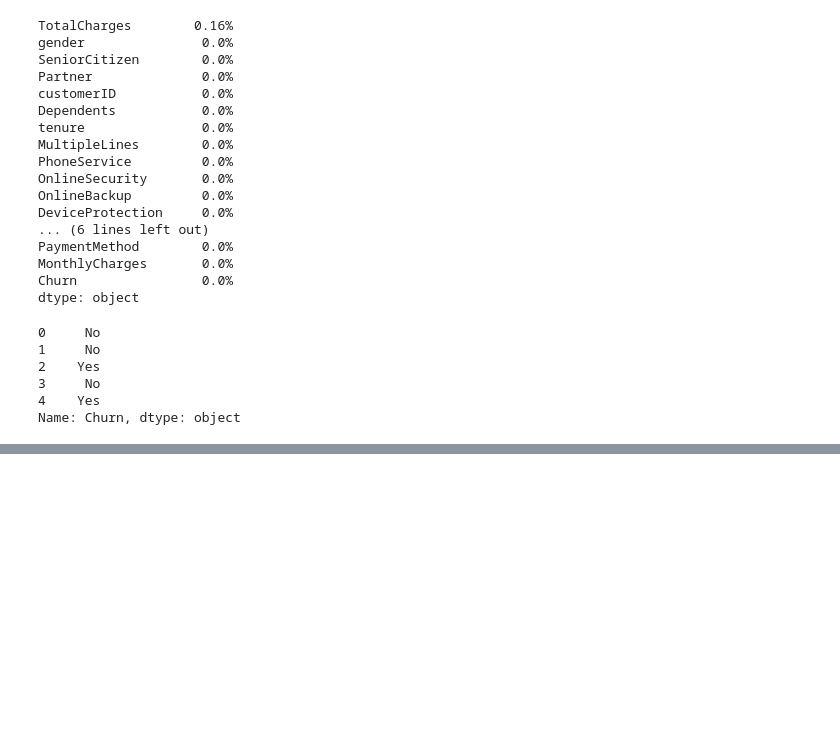
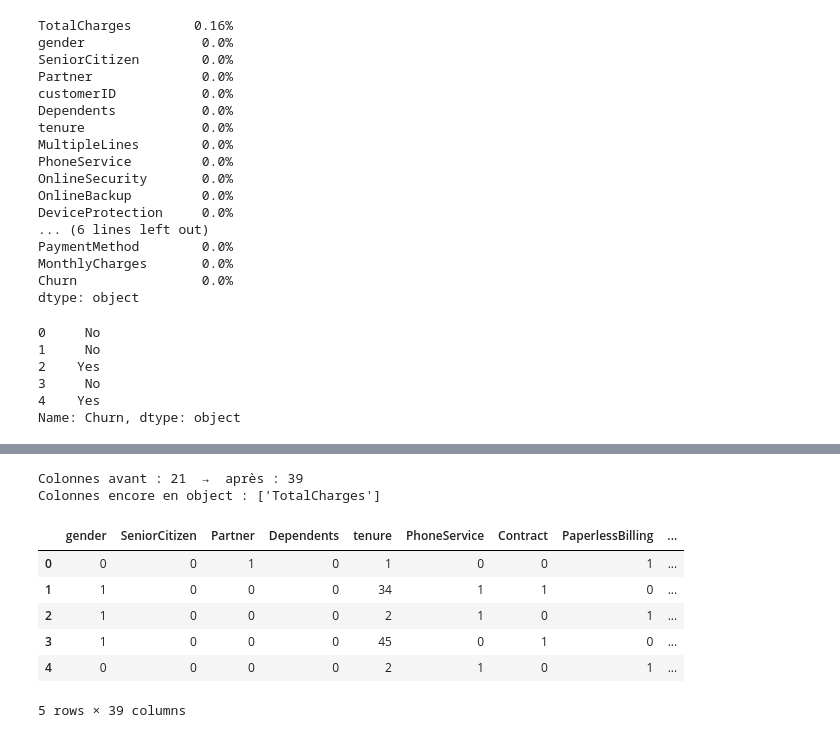
Before and after one commit to mathieu34/arene-des-algos-Mathieu_PONNOU, a Jupyter notebook: telco_churn_preprocessing.ipynb, the cells around one changed output, grey strips where cells are left out. Cells and saved outputs as stored; diff of their text form; code cells hidden in the pictures; blank space fills up the shorter version.

Commit message:
fix: convert TotalCharges to numeric and encode categorical features

```diff
--- a/telco_churn_preprocessing.ipynb
+++ b/telco_churn_preprocessing.ipynb
@@ -101,0 +92,13 @@ def reparer_total_charges(df):
+# %%
+def reparer_total_charges(df):
+    """Convertit TotalCharges en numérique et traite les trous révélés.
+    Doit renvoyer le df réparé et afficher combien de trous ont été démasqués.
+    """
+    df["TotalCharges"] = pd.to_numeric(df["TotalCharges"], errors="coerce")
+    print(df.isna().mean().sort_values(ascending=False))
+
+    # TODO : convertir TotalCharges en numérique (pd.to_numeric, errors="coerce"
+    # transforme les valeurs illisibles en NaN)
+    # TODO : compter et afficher combien de NaN sont apparus
+    # TODO : imputer ces trous (médiane) ou décider de supprimer ces lignes : justifiez
+    pass
@@ -132,0 +204,59 @@ Name: Churn, dtype: object
+# %%
+from sklearn.preprocessing import OrdinalEncoder
+
+def encoder_features(df):
+    """Encode toutes les colonnes catégorielles.
+    Doit renvoyer un df 100% numérique, prêt pour un modèle.
+    """
+    df = df.copy()
+
+    # customerID : identifiant unique, pas une feature, je l'enlève.
+    # un identifiant n'apporte aucun signal prédictif mais noie le modèle dans du bruit. Plus explosion des dimensions.
+    # ADVERSARIAL catégorie ultra-rare : si une modalité n'apparaît que chez 1 seul client,
+    # get_dummies crée quand même une colonne entière remplie de 0 sauf 1 ligne.
+    # Le modèle ne peut rien apprendre de cette colonne (trop peu d'exemples),
+    # En pratique : regrouper les rares dans une catégorie "Autre" avant d'encoder, ou filtrer/supprimer les modalités sous un seuil minimum.
+    df = df.drop(columns=["customerID"])
+
+    # TotalCharges : peut rester object si reparer_total_charges n'a pas tourné avant
+    df["TotalCharges"] = pd.to_numeric(df["TotalCharges"], errors="coerce")
+
+    cols_binaires = ["Partner", "Dependents", "PhoneService", "PaperlessBilling", "Churn"]
+    for col in cols_binaires:
+        df[col] = df[col].map({"Yes": 1, "No": 0})
+
+    df["gender"] = df["gender"].map({"Female": 0, "Male": 1})
+
+    # Contract : ORDINAL, pas nominal.
+    # Argument : les 3 modalités ont un ordre naturel de durée d'engagement croissante :
+    #   Month-to-month (0) < One year (1) < Two year (2)
+    # Coder en One-Hot effacerait cette information d'ordre et créerait 3 colonnes redondantes.
+    # OrdinalEncoder préserve l'ordre ET reste compact (1 seule colonne).
+    enc = OrdinalEncoder(categories=[["Month-to-month", "One year", "Two year"]])
+    df["Contract"] = enc.fit_transform(df[["Contract"]]).astype(int)
+
+    # Nominales multi-catégories → One-Hot (pas d'ordre à inventer)
+    cols_onehot = [
+        "MultipleLines", "InternetService", "OnlineSecurity", "OnlineBackup",
+        "DeviceProtection", "TechSupport", "StreamingTV", "StreamingMovies",
+        "PaymentMethod"
+    ]
+    df = pd.get_dummies(df, columns=cols_onehot)
+
+    print(f"Colonnes avant : 21  →  après : {df.shape[1]}")
+    print(f"Colonnes encore en object : {list(df.select_dtypes('object').columns)}")
+
+    return df
+
+df_encoded = encoder_features(df)
+df_encoded.head()
+# %% [output]
+Colonnes avant : 21  →  après : 39
+Colonnes encore en object : ['TotalCharges']
+|  | gender | SeniorCitizen | Partner | Dependents | tenure | PhoneService | Contract | PaperlessBilling | ... |
+| 0 | 0 | 0 | 1 | 0 | 1 | 0 | 0 | 1 | ... |
+| 1 | 1 | 0 | 0 | 0 | 34 | 1 | 1 | 0 | ... |
+| 2 | 1 | 0 | 0 | 0 | 2 | 1 | 0 | 1 | ... |
+| 3 | 1 | 0 | 0 | 0 | 45 | 0 | 1 | 0 | ... |
+| 4 | 0 | 0 | 0 | 0 | 2 | 1 | 0 | 1 | ... |
+5 rows × 39 columns
```
Also changed, not shown: parts of 3 cells of this notebook.
